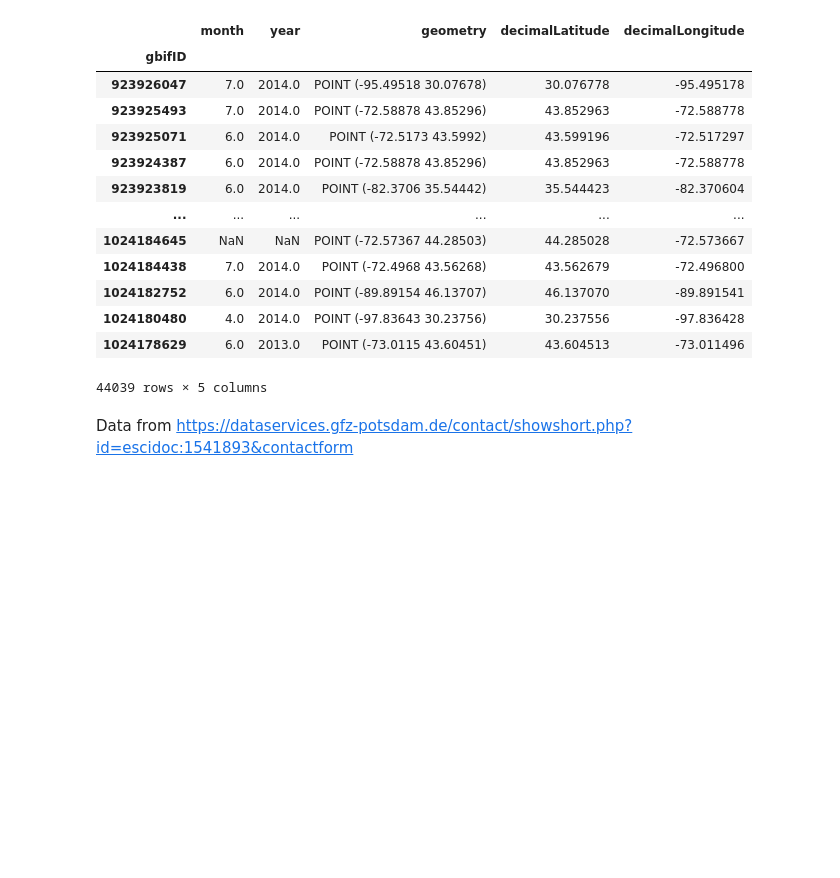
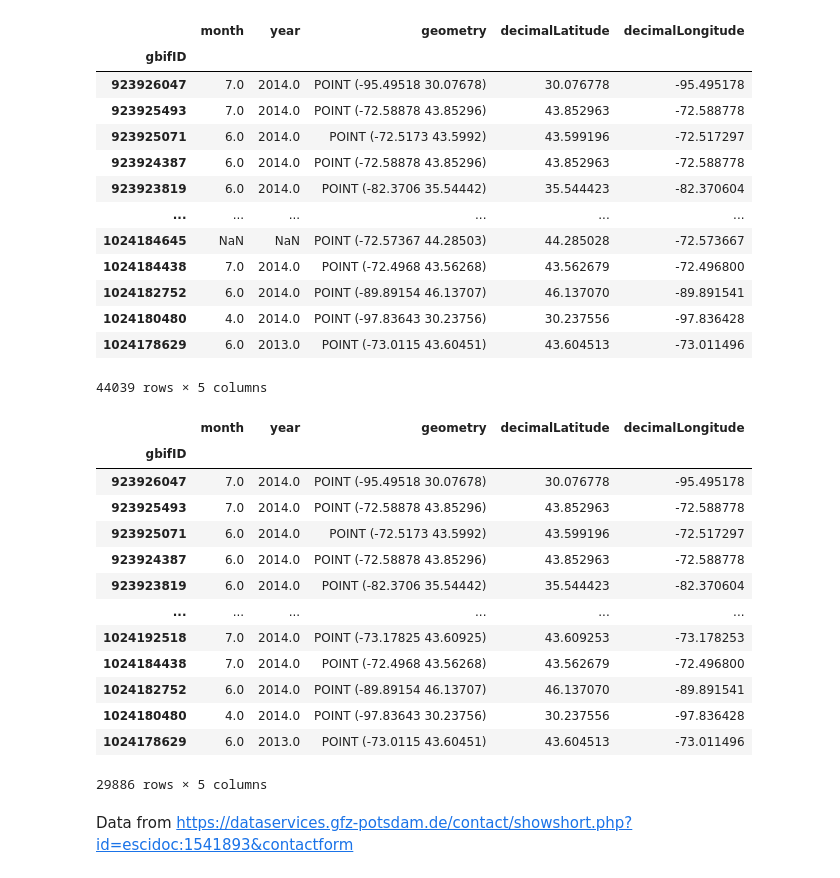
Before and after one commit to Livian-Von-Dran/polyphemus-moth-light-pollution, a Jupyter notebook: notebooks/polyphemus-moth-light-pollution-analysis.ipynb, the cells around one changed output. Saved outputs shown, nothing was run; the diff lists cells and outputs as text; code cells hidden in the pictures; blank space fills up the shorter version.

```diff
--- a/notebooks/polyphemus-moth-light-pollution-analysis.ipynb
+++ b/notebooks/polyphemus-moth-light-pollution-analysis.ipynb
@@ -202,6 +202,26 @@ gbif_gdf
 | 1024180480 | 4.0 | 2014.0 | POINT (-97.83643 30.23756) | 30.237556 | -97.836428 |
 | 1024178629 | 6.0 | 2013.0 | POINT (-73.0115 43.60451) | 43.604513 | -73.011496 |
 44039 rows × 5 columns
+# %%
+# Remove data points with NaN values
+clean_gbif_gdf = gbif_gdf.dropna(subset=['month', 'year'])
+
+clean_gbif_gdf
+# %% [output]
+|  | month | year | geometry | decimalLatitude | decimalLongitude |
+| gbifID |  |  |  |  |  |
+| 923926047 | 7.0 | 2014.0 | POINT (-95.49518 30.07678) | 30.076778 | -95.495178 |
+| 923925493 | 7.0 | 2014.0 | POINT (-72.58878 43.85296) | 43.852963 | -72.588778 |
+| 923925071 | 6.0 | 2014.0 | POINT (-72.5173 43.5992) | 43.599196 | -72.517297 |
+| 923924387 | 6.0 | 2014.0 | POINT (-72.58878 43.85296) | 43.852963 | -72.588778 |
+| 923923819 | 6.0 | 2014.0 | POINT (-82.3706 35.54442) | 35.544423 | -82.370604 |
+| ... | ... | ... | ... | ... | ... |
+| 1024192518 | 7.0 | 2014.0 | POINT (-73.17825 43.60925) | 43.609253 | -73.178253 |
+| 1024184438 | 7.0 | 2014.0 | POINT (-72.4968 43.56268) | 43.562679 | -72.496800 |
+| 1024182752 | 6.0 | 2014.0 | POINT (-89.89154 46.13707) | 46.137070 | -89.891541 |
+| 1024180480 | 4.0 | 2014.0 | POINT (-97.83643 30.23756) | 30.237556 | -97.836428 |
+| 1024178629 | 6.0 | 2013.0 | POINT (-73.0115 43.60451) | 43.604513 | -73.011496 |
+29886 rows × 5 columns
 # %% [markdown]
 Data from
 https://dataservices.gfz-potsdam.de/contact/showshort.php?id=escidoc:1541893&contactform
```
Also changed, not shown: parts of 1 cell of this notebook.
